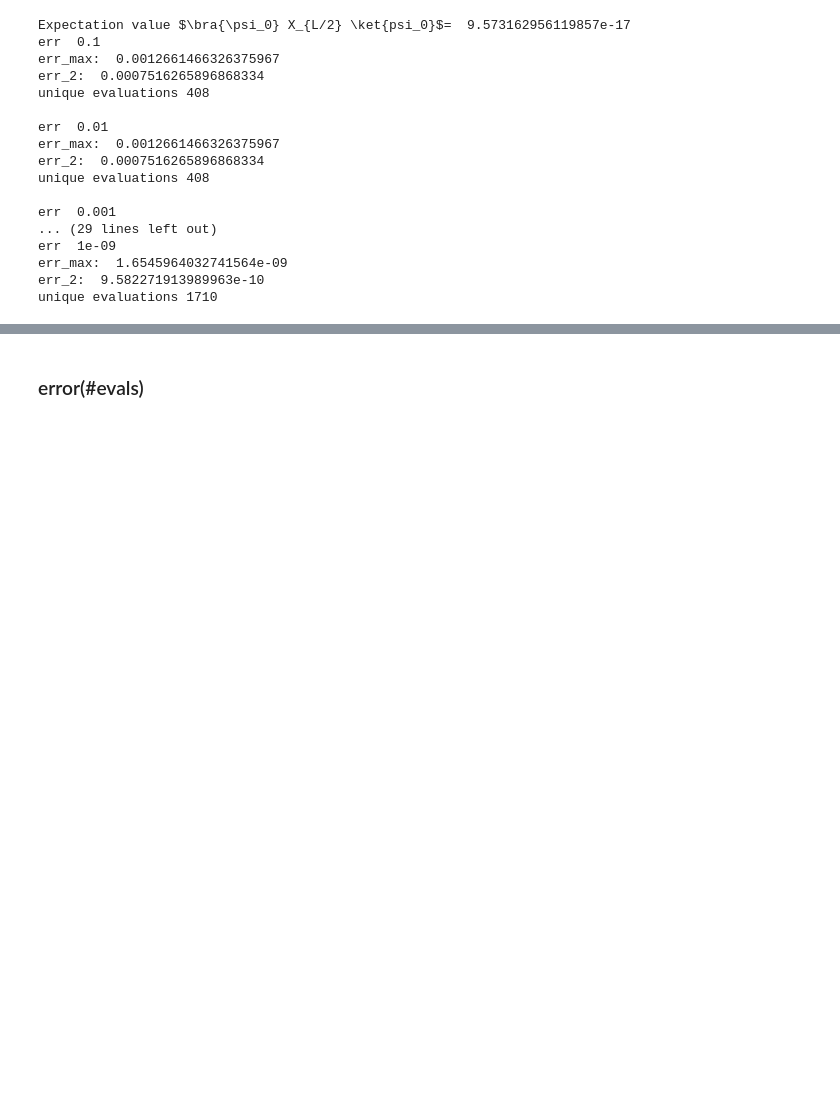
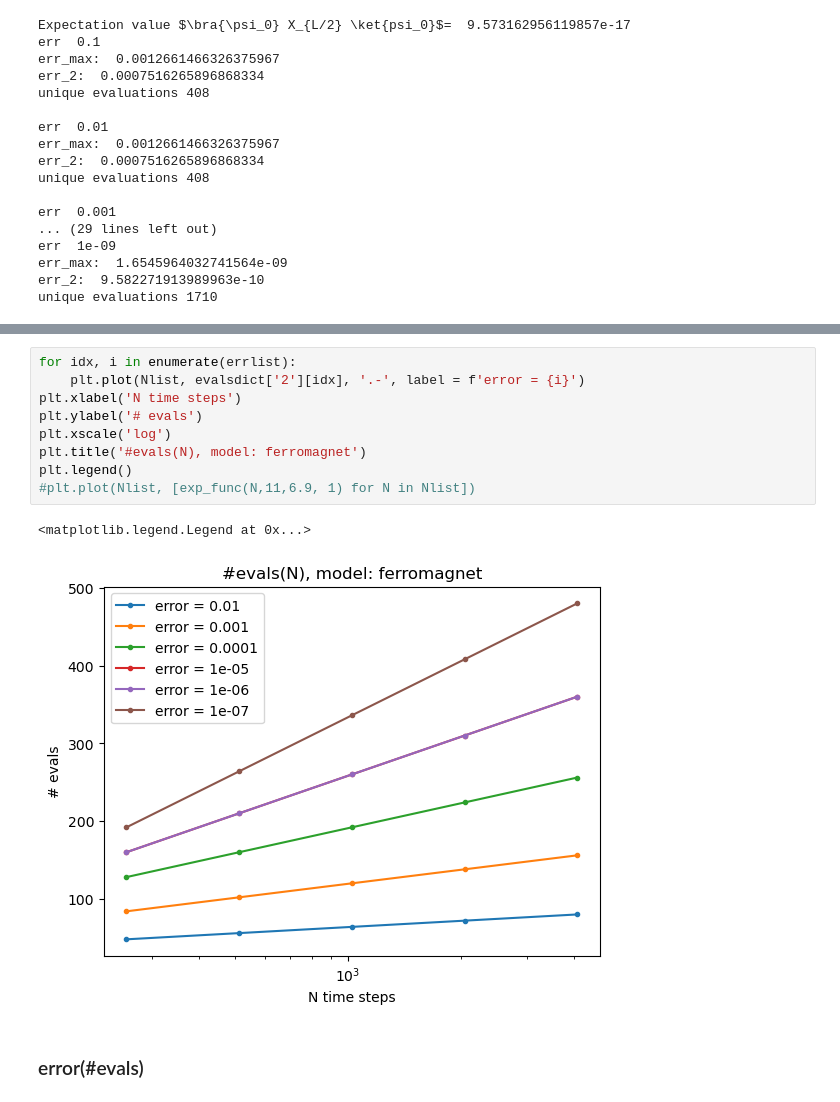
Before and after one commit to gconcheri/Student-Research-Job, a Jupyter notebook: Correlation_function/Corrfunc_LsiteaccumulativeTCI_relevant_plots_new.ipynb, the cells around one changed output, grey strips where cells are left out. Cells and saved outputs as stored; diff of their text form; blank space fills up the shorter version.

```diff
--- a/Correlation_function/Corrfunc_LsiteaccumulativeTCI_relevant_plots_new.ipynb
+++ b/Correlation_function/Corrfunc_LsiteaccumulativeTCI_relevant_plots_new.ipynb
@@ -519,3 +489,15 @@ fig.tight_layout()
+# %%
+for idx, i in enumerate(errlist):
+    plt.plot(Nlist, evalsdict['2'][idx], '.-', label = f'error = {i}')
+plt.xlabel('N time steps')
+plt.ylabel('# evals')
+plt.xscale('log')
+plt.title('#evals(N), model: ferromagnet')
+plt.legend()
+#plt.plot(Nlist, [exp_func(N,11,6.9, 1) for N in Nlist])
+# %% [output]
+<matplotlib.legend.Legend at 0x...>
+[figure, added]
 # %% [markdown]
 ### error(#evals)
 # %%
```
Also changed, not shown: parts of 19 cells of this notebook, 1 other file.
